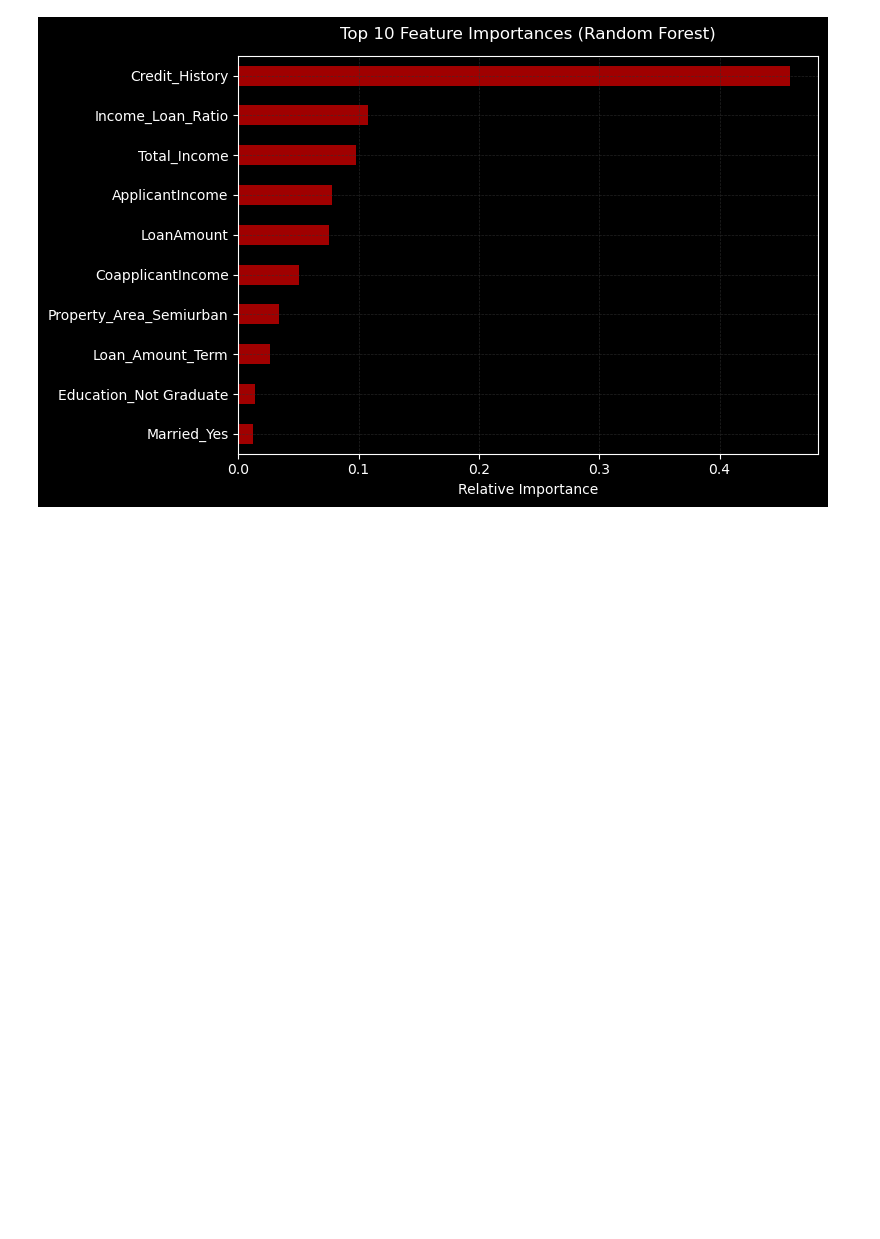
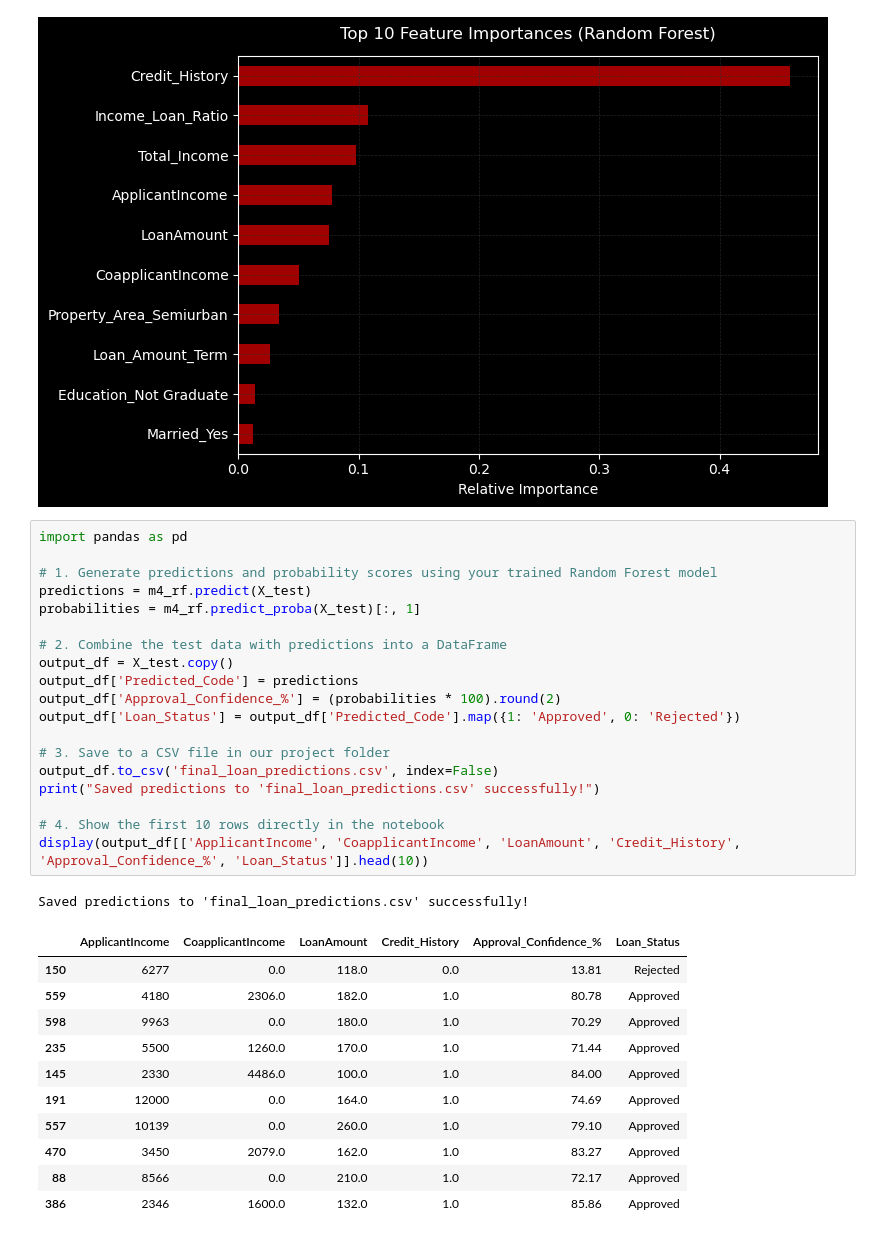
Before and after one commit to Soumya-Ranjan143/Apex_Learning_Project, a Jupyter notebook: 1.Model_Train.ipynb, the cells around one changed output. Drawn from its saved outputs; the diff is of its cells as text; blank space fills up the shorter version.

Commit message:
Shown Output Value

```diff
--- a/1.Model_Train.ipynb
+++ b/1.Model_Train.ipynb
@@ -231,3 +231,35 @@ plt.tight_layout()
 plt.show()
 # %% [output]
 [figure]
+# %%
+import pandas as pd
+
+# 1. Generate predictions and probability scores using your trained Random Forest model
+predictions = m4_rf.predict(X_test)
+probabilities = m4_rf.predict_proba(X_test)[:, 1]
+
+# 2. Combine the test data with predictions into a DataFrame
+output_df = X_test.copy()
+output_df['Predicted_Code'] = predictions
+output_df['Approval_Confidence_%'] = (probabilities * 100).round(2)
+output_df['Loan_Status'] = output_df['Predicted_Code'].map({1: 'Approved', 0: 'Rejected'})
+
+# 3. Save to a CSV file in our project folder
+output_df.to_csv('final_loan_predictions.csv', index=False)
+print("Saved predictions to 'final_loan_predictions.csv' successfully!")
+
+# 4. Show the first 10 rows directly in the notebook
+display(output_df[['ApplicantIncome', 'CoapplicantIncome', 'LoanAmount', 'Credit_History', 'Approval_Confidence_%', 'Loan_Status']].head(10))
+# %% [output]
+Saved predictions to 'final_loan_predictions.csv' successfully!
+|  | ApplicantIncome | CoapplicantIncome | LoanAmount | Credit_History | Approval_Confidence_% | Loan_Status |
+| 150 | 6277 | 0.0 | 118.0 | 0.0 | 13.81 | Rejected |
+| 559 | 4180 | 2306.0 | 182.0 | 1.0 | 80.78 | Approved |
+| 598 | 9963 | 0.0 | 180.0 | 1.0 | 70.29 | Approved |
+| 235 | 5500 | 1260.0 | 170.0 | 1.0 | 71.44 | Approved |
+| 145 | 2330 | 4486.0 | 100.0 | 1.0 | 84.00 | Approved |
+| 191 | 12000 | 0.0 | 164.0 | 1.0 | 74.69 | Approved |
+| 557 | 10139 | 0.0 | 260.0 | 1.0 | 79.10 | Approved |
+| 470 | 3450 | 2079.0 | 162.0 | 1.0 | 83.27 | Approved |
+| 88 | 8566 | 0.0 | 210.0 | 1.0 | 72.17 | Approved |
+| 386 | 2346 | 1600.0 | 132.0 | 1.0 | 85.86 | Approved |
```
Also changed, not shown: 5 other files.
